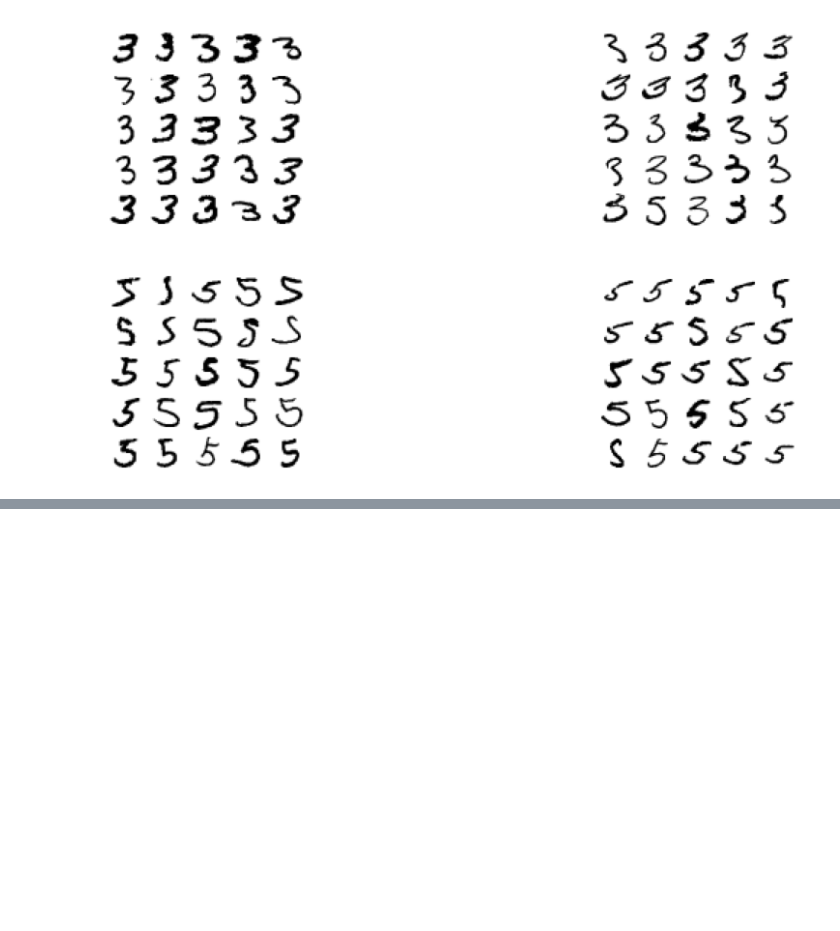
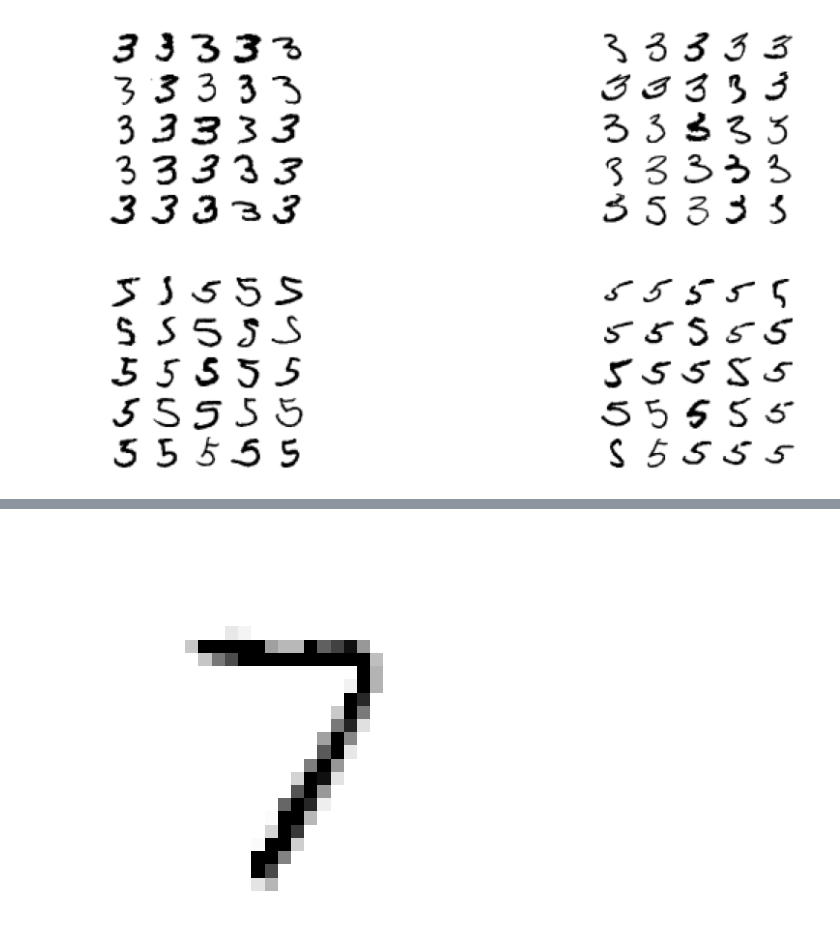
Before and after one commit to Ivan-Grigorev/Hands_On_ML, a Jupyter notebook: chapter_03.ipynb, the cells around one changed output, grey strips where cells are left out. Drawn from its saved outputs; the diff is of its cells as text; code cells hidden in the pictures; blank space fills up the shorter version.

```diff
--- a/chapter_03.ipynb
+++ b/chapter_03.ipynb
@@ -690,0 +745,6 @@ plt.show()
+# %%
+knn_clf.fit(X_train_mod, y_train_mod)
+clean_digit = knn_clf.predict([X_test_mod[some_index]])
+plot_digit(clean_digit)
+# %% [output]
+[figure, added]
```
Also changed, not shown: parts of 10 cells of this notebook.
